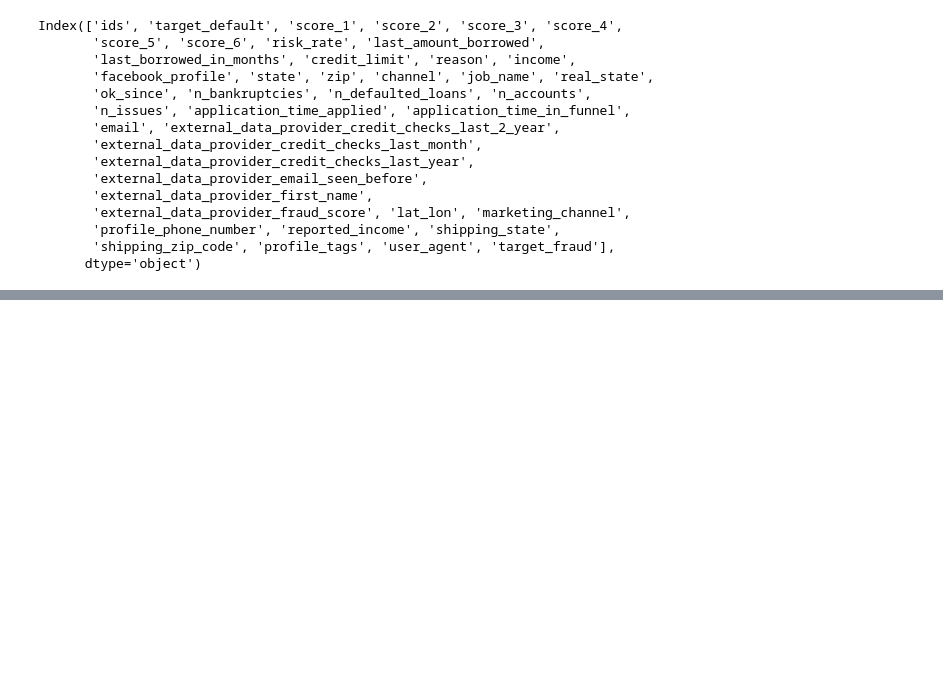
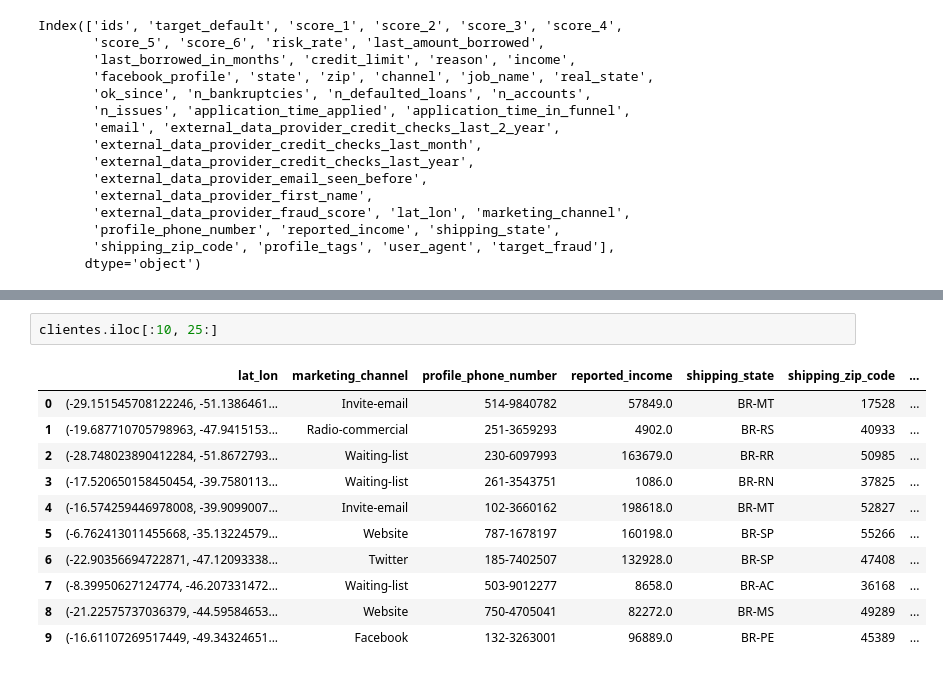
Before and after one commit to ghedin-alison/conceitos_ia, a Jupyter notebook: trabalho/din_din_agora.ipynb, the cells around one changed output, grey strips where cells are left out. Saved outputs shown, nothing was run; the diff lists cells and outputs as text; blank space fills up the shorter version.

```diff
--- a/trabalho/din_din_agora.ipynb
+++ b/trabalho/din_din_agora.ipynb
@@ -54,0 +288,14 @@ Index(['ids', 'target_default', 'score_1', 'score_2', 'score_3', 'score_4',
+# %%
+clientes.iloc[:10, 25:]
+# %% [output]
+|  | lat_lon | marketing_channel | profile_phone_number | reported_income | shipping_state | shipping_zip_code | ... |
+| 0 | (-29.151545708122246, -51.1386461... | Invite-email | 514-9840782 | 57849.0 | BR-MT | 17528 | ... |
+| 1 | (-19.687710705798963, -47.9415153... | Radio-commercial | 251-3659293 | 4902.0 | BR-RS | 40933 | ... |
+| 2 | (-28.748023890412284, -51.8672793... | Waiting-list | 230-6097993 | 163679.0 | BR-RR | 50985 | ... |
+| 3 | (-17.520650158450454, -39.7580113... | Waiting-list | 261-3543751 | 1086.0 | BR-RN | 37825 | ... |
+| 4 | (-16.574259446978008, -39.9099007... | Invite-email | 102-3660162 | 198618.0 | BR-MT | 52827 | ... |
+| 5 | (-6.762413011455668, -35.13224579... | Website | 787-1678197 | 160198.0 | BR-SP | 55266 | ... |
+| 6 | (-22.90356694722871, -47.12093338... | Twitter | 185-7402507 | 132928.0 | BR-SP | 47408 | ... |
+| 7 | (-8.39950627124774, -46.207331472... | Waiting-list | 503-9012277 | 8658.0 | BR-AC | 36168 | ... |
+| 8 | (-21.22575737036379, -44.59584653... | Website | 750-4705041 | 82272.0 | BR-MS | 49289 | ... |
+| 9 | (-16.61107269517449, -49.34324651... | Facebook | 132-3263001 | 96889.0 | BR-PE | 45389 | ... |
```
Also changed, not shown: parts of 21 cells of this notebook.
